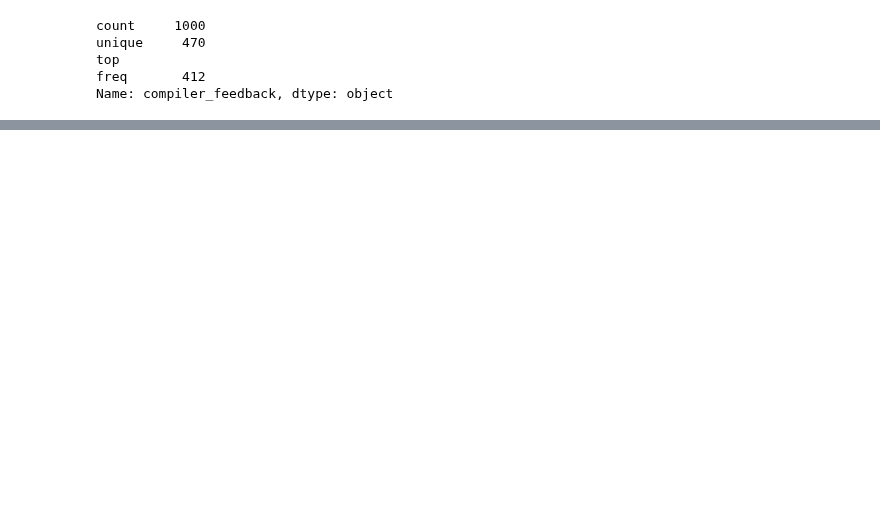
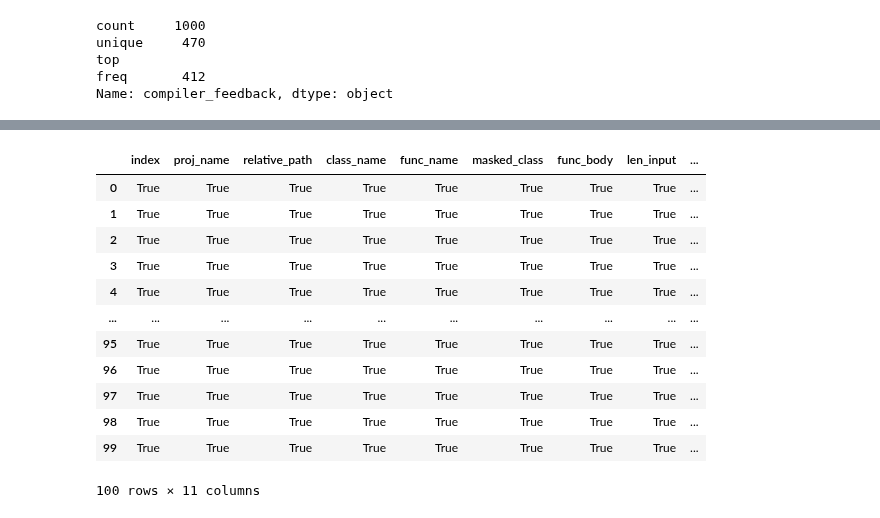
Before and after one commit to echodrift/code-generation, a Jupyter notebook: java_data/eda.ipynb, the cells around one changed output, grey strips where cells are left out. Cells and saved outputs as stored; diff of their text form; code cells hidden in the pictures; blank space fills up the shorter version.

```diff
--- a/java_data/eda.ipynb
+++ b/java_data/eda.ipynb
@@ -71,0 +108,16 @@ Name: compiler_feedback, dtype: object
+# %%
+d1 == d2
+# %% [output]
+|  | index | proj_name | relative_path | class_name | func_name | masked_class | func_body | len_input | ... |
+| 0 | True | True | True | True | True | True | True | True | ... |
+| 1 | True | True | True | True | True | True | True | True | ... |
+| 2 | True | True | True | True | True | True | True | True | ... |
+| 3 | True | True | True | True | True | True | True | True | ... |
+| 4 | True | True | True | True | True | True | True | True | ... |
+| ... | ... | ... | ... | ... | ... | ... | ... | ... | ... |
+| 95 | True | True | True | True | True | True | True | True | ... |
+| 96 | True | True | True | True | True | True | True | True | ... |
+| 97 | True | True | True | True | True | True | True | True | ... |
+| 98 | True | True | True | True | True | True | True | True | ... |
+| 99 | True | True | True | True | True | True | True | True | ... |
+100 rows × 11 columns
```
Also changed, not shown: parts of 4 cells of this notebook, 3 other files.
